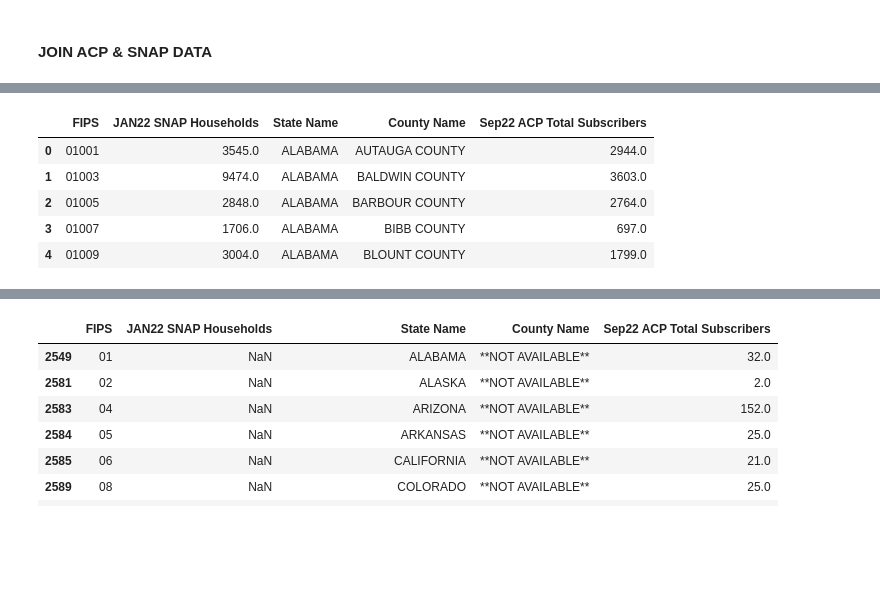
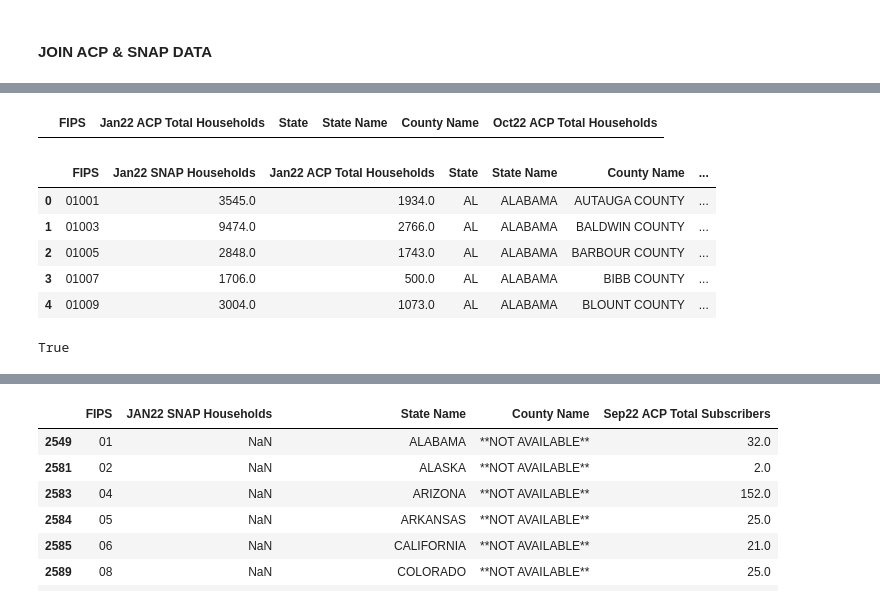
Before and after one commit to datakind/BDT_DataDive_Dec22, a Jupyter notebook: notebooks/BDT DataDive ACP vs SNAP Enrollment.ipynb, the cells around one changed output, grey strips where cells are left out. Drawn from its saved outputs; the diff is of its cells as text; code cells hidden in the pictures; blank space fills up the shorter version.

Commit message:
Created new combined dataframes
Combined newly cleaned ACP and SNAP data together

```diff
--- a/notebooks/BDT DataDive ACP vs SNAP Enrollment.ipynb
+++ b/notebooks/BDT DataDive ACP vs SNAP Enrollment.ipynb
@@ -459,0 +512,3 @@ aoct22.to_csv('../data-sources/acp/aoct22.csv')
+# %%
+#convert subscribers to integer
+df['Jan22 ACP Total Households'] = df['Jan22 ACP Total Households'].astype(int)
@@ -459,0 +530,10 @@ aoct22.to_csv('../data-sources/acp/aoct22.csv')
+# %%
+#reduce columns
+df.drop(['Data Month_x',
+          'Data Month_y',
+          'State_x',
+          'State Name_x',
+          'County Name_x'
+          ], axis=1,inplace=True)
+# %%
+df = df.rename(columns={'State_y': 'State','State Name_y':'State Name','County Name_y':'County Name'})
@@ -460,13 +555,22 @@ aoct22.to_csv('../data-sources/acp/aoct22.csv')
+# %%
+df[df.isnull().any(axis=1)]
+# %% [output]
+|  | FIPS | Jan22 ACP Total Households | State | State Name | County Name | Oct22 ACP Total Households |
 # %%
-df = pd.merge(sjan22sum.assign(FIPS=sjan22sum.FIPS.astype(str)),
-              asep22.assign(FIPS=asep22.FIPS.astype(str)),
+df2 = pd.merge(sjan22sum.assign(FIPS=sjan22sum.FIPS.astype(str)),
+              df.assign(FIPS=df.FIPS.astype(str)),
               how='outer', on='FIPS')
 # %%
-df.head()
+df2.head()
 # %% [output]
-|  | FIPS | JAN22 SNAP Households | State Name | County Name | Sep22 ACP Total Subscribers |
-| 0 | 01001 | 3545.0 | ALABAMA | AUTAUGA COUNTY | 2944.0 |
-| 1 | 01003 | 9474.0 | ALABAMA | BALDWIN COUNTY | 3603.0 |
-| 2 | 01005 | 2848.0 | ALABAMA | BARBOUR COUNTY | 2764.0 |
-| 3 | 01007 | 1706.0 | ALABAMA | BIBB COUNTY | 697.0 |
-| 4 | 01009 | 3004.0 | ALABAMA | BLOUNT COUNTY | 1799.0 |
+|  | FIPS | Jan22 SNAP Households | Jan22 ACP Total Households | State | State Name | County Name | ... |
+| 0 | 01001 | 3545.0 | 1934.0 | AL | ALABAMA | AUTAUGA COUNTY | ... |
+| 1 | 01003 | 9474.0 | 2766.0 | AL | ALABAMA | BALDWIN COUNTY | ... |
+| 2 | 01005 | 2848.0 | 1743.0 | AL | ALABAMA | BARBOUR COUNTY | ... |
+| 3 | 01007 | 1706.0 | 500.0 | AL | ALABAMA | BIBB COUNTY | ... |
+| 4 | 01009 | 3004.0 | 1073.0 | AL | ALABAMA | BLOUNT COUNTY | ... |
+# %%
+#check for null
+df2.isnull().values.any()
+# %% [output]
+True
```
Also changed, not shown: parts of 17 cells of this notebook, 1 other file.
